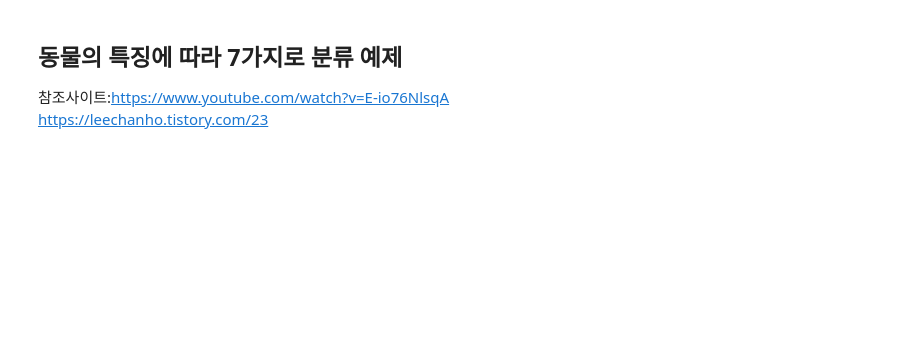
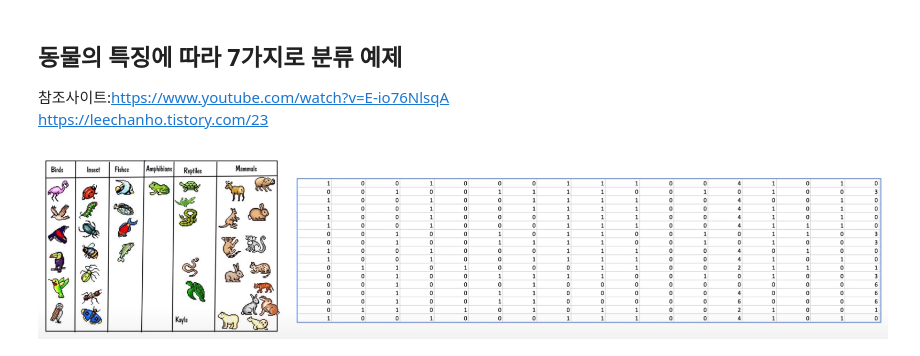
Before and after one commit to chohyungrae/Machine-Learning-Deep-Learning-Code-Learning, a Jupyter notebook: 1Lecture/softmax/Softmax.ipynb, the cells around one changed output. Drawn from its saved outputs; the diff is of its cells as text; code cells hidden in the pictures; blank space fills up the shorter version.

```diff
--- a/1Lecture/softmax/Softmax.ipynb
+++ b/1Lecture/softmax/Softmax.ipynb
@@ -133,6 +129,15 @@ class SoftmaxRegression:
 ## **동물의 특징에 따라 7가지로 분류 예제**
 참조사이트:https://www.youtube.com/watch?v=E-io76NlsqA
 https://leechanho.tistory.com/23
+# %%
+#이미지(animal.png는 깃허브에서 다운받기바랍니다.)
+#https://github.com/chohyungrae/Machine-Learning-Deep-Learning-Code-Learning/blob/master/1Lecture/softmax/animal.png
+import PIL.Image as pilimg
+
+a = pilimg.open('./animal.png')
+a
+# %% [output]
+[figure, added]
 # %%
 pip install tensorflow==1.4.0
 # %% [output]
```
Also changed, not shown: parts of 3 cells of this notebook.
